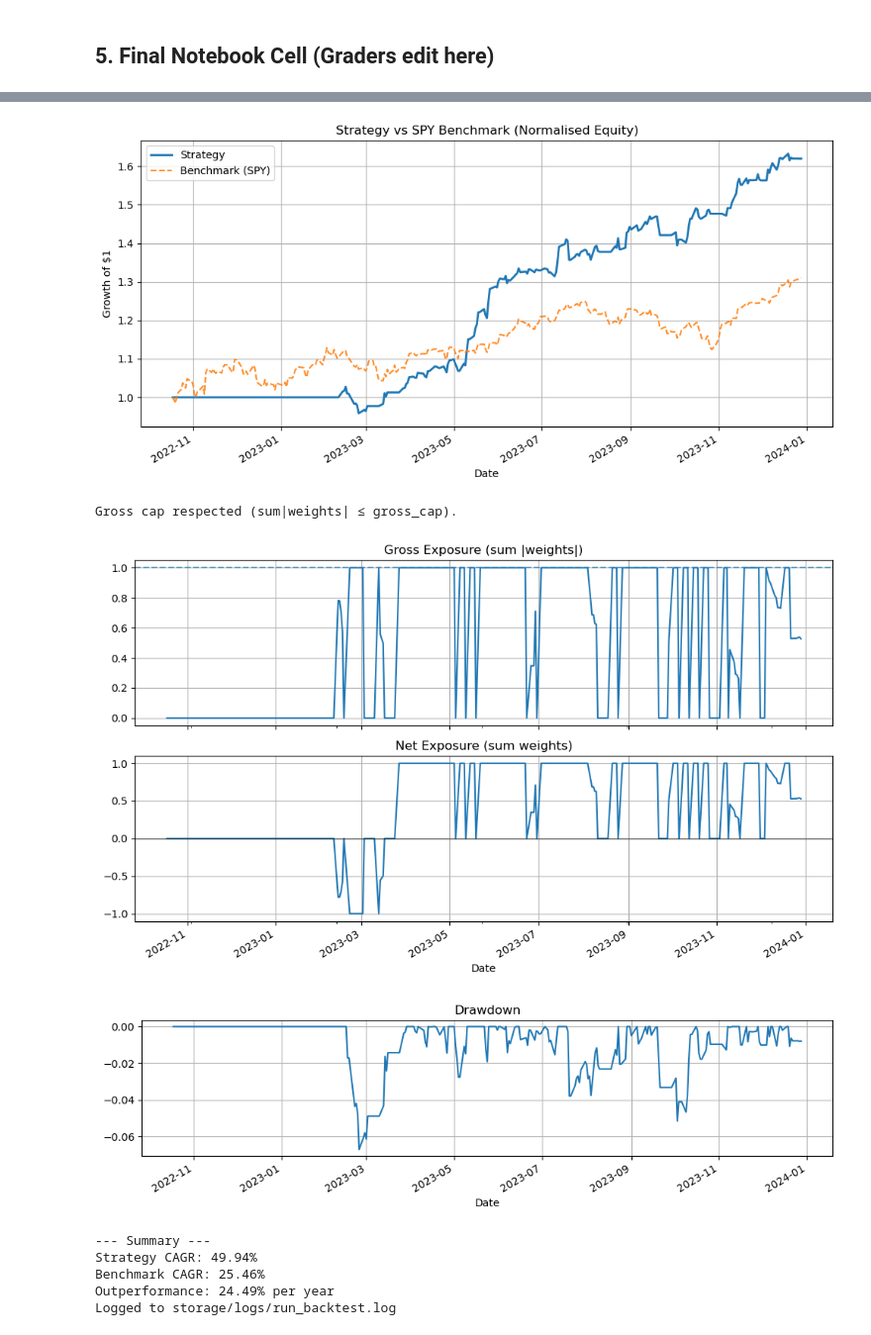
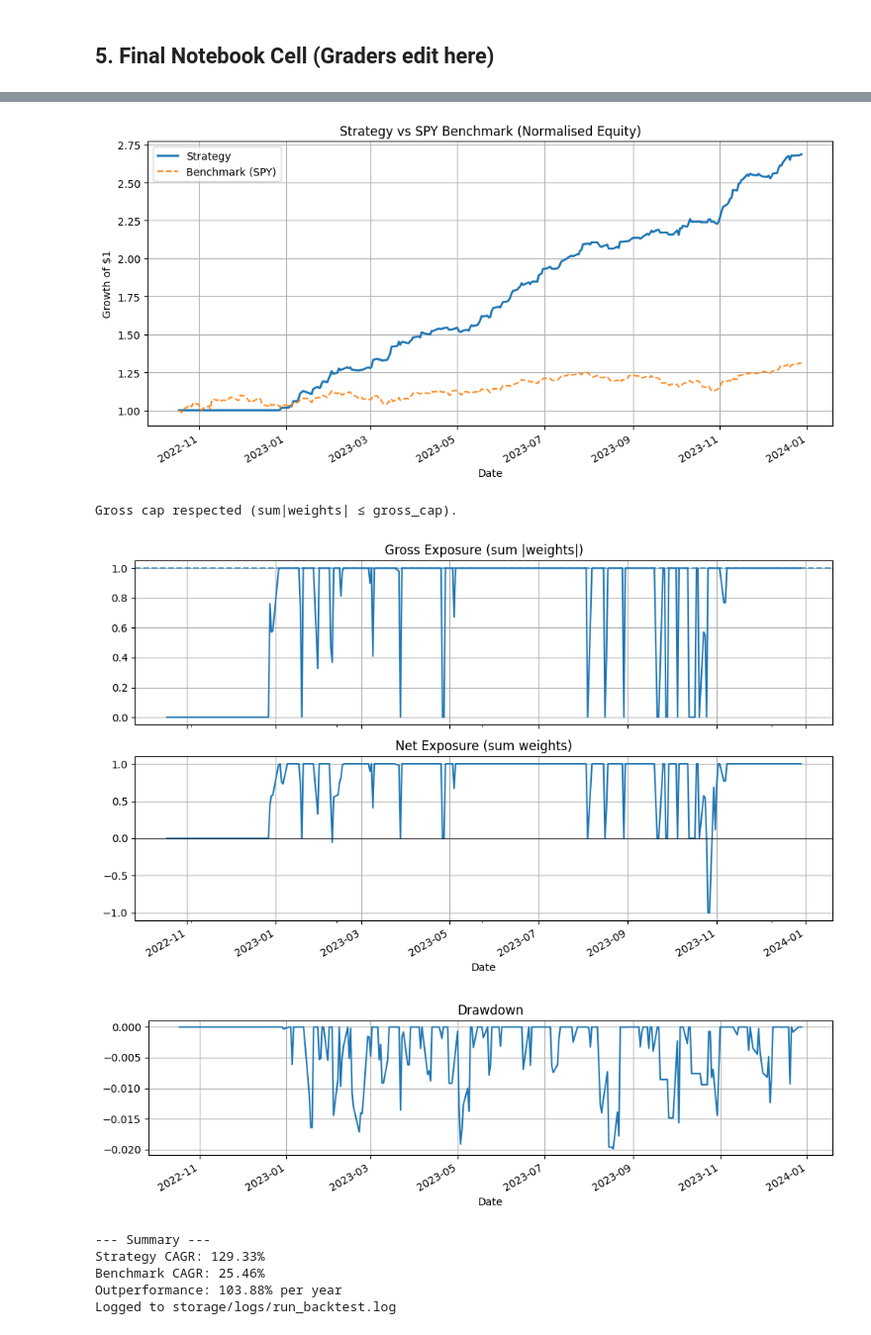
Before and after one commit to lydia372/is4226-final, a Jupyter notebook: Group3_FinalTerm.ipynb, the cells around one changed output, grey strips where cells are left out. Shown at 99% size. Cells and saved outputs as stored; diff of their text form; code cells hidden in the pictures.

```diff
--- a/Group3_FinalTerm.ipynb
+++ b/Group3_FinalTerm.ipynb
@@ -205,33 +281,41 @@ end_date   = "2023-12-31"
 stock_list = ["NVDA","MSFT","AAPL","AMZN","META","AVGO","GOOGL","TSLA","GOOG","BRK-B"]
 train_frac = 0.7
 
-MA_WINDOW = 130
-TRAIL_WINDOW = 10
-TRAIL_PCT = 0.93
-SHORT_THRESHOLD = 0.02
+MA_WINDOW = 100
+TRAIL_WINDOW = 8
+TRAIL_PCT = 0.91
+SHORT_THRESHOLD = 0.01
 ATR_WIN = 14
 
-COOLDOWN = 3
+BEAR_LOOKBACK = 20
+BEAR_SHORT_THRESHOLD = 0.01
+
+COOLDOWN = 2
 EPS = 0.005
-MIN_HOLD = 5
-WEEKLY = True
-K_ATR = 2.5
-GIVEBACK = 2.0
-TIME_STOP = 60
+MIN_HOLD = 3
+K_ATR = 3
+GIVEBACK = 1.5
+TIME_STOP = 75
 
-TARGET_VOL = 0.10
+TARGET_VOL = 0.1
 GROSS_CAP = 1.0
 ROLL_VOL = 20
-PERF_LOOKBACK = 63
+PERF_LOOKBACK = 50
+
+VOL_SCALING = True
+VOL_SCALING_THRESHOLD = 1.7
+VOL_SCALING_MIN = 0.4
 
 # --- Run the backtest ---
 results = run_backtest(
     start_date=start_date, end_date=end_date, stock_list=stock_list,
     ma_window=MA_WINDOW, trailing_window=TRAIL_WINDOW, trailing_pct=TRAIL_PCT,
     short_threshold=SHORT_THRESHOLD, atr_win=ATR_WIN,
-    cooldown_bars=COOLDOWN, reentry_eps=EPS, min_hold=MIN_HOLD, weekly_exec=WEEKLY,
+    bear_lookback=BEAR_LOOKBACK, bear_short_threshold=BEAR_SHORT_THRESHOLD,
+    cooldown_bars=COOLDOWN, reentry_eps=EPS, min_hold=MIN_HOLD,
     k_atr_stop=K_ATR, giveback_atr=GIVEBACK, time_stop=TIME_STOP,
     target_vol=TARGET_VOL, gross_cap=GROSS_CAP, roll_vol=ROLL_VOL, perf_lookback=PERF_LOOKBACK,
+    vol_scaling=VOL_SCALING, vol_scaling_threshold=VOL_SCALING_THRESHOLD, vol_scaling_min=VOL_SCALING_MIN,
     initial_capital=500_000.0, compare_spy=True, tag="final"
 )
 
@@ -267,9 +351,9 @@ print("Logged to storage/logs/run_backtest.log")
-[figure, old version]
+[figure, new version]
 Gross cap respected (sum|weights| ≤ gross_cap).
-[figure, old version]
+[figure, new version]
-[figure, old version]
+[figure, new version]
 --- Summary ---
-Strategy CAGR: 49.94%
+Strategy CAGR: 129.33%
 Benchmark CAGR: 25.46%
-Outperformance: 24.49% per year
+Outperformance: 103.88% per year
 Logged to storage/logs/run_backtest.log
```
Also changed, not shown: parts of 10 cells of this notebook, 3 other files.
